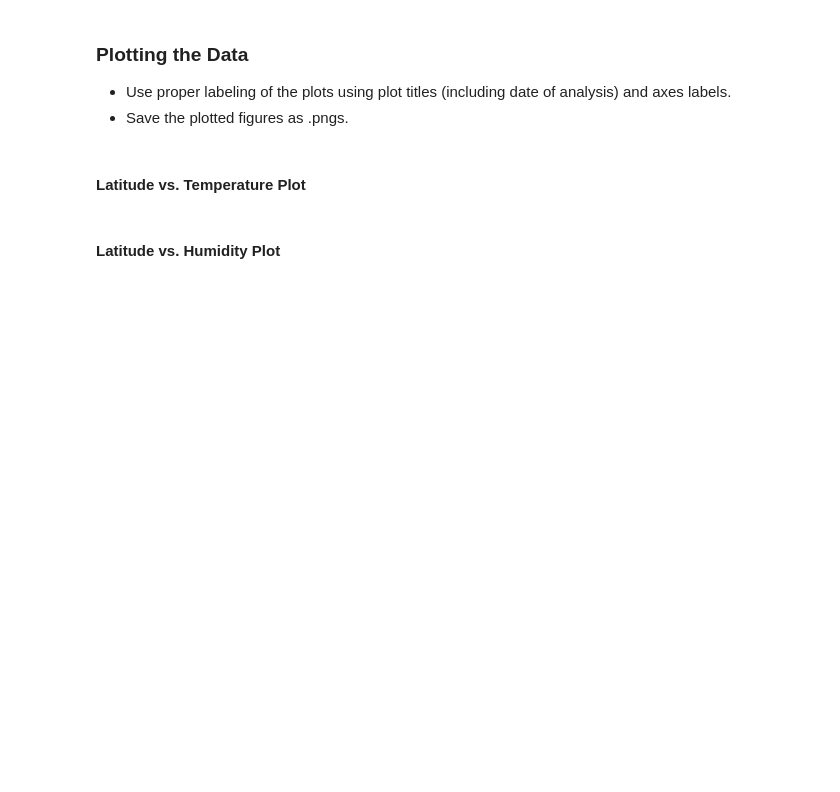
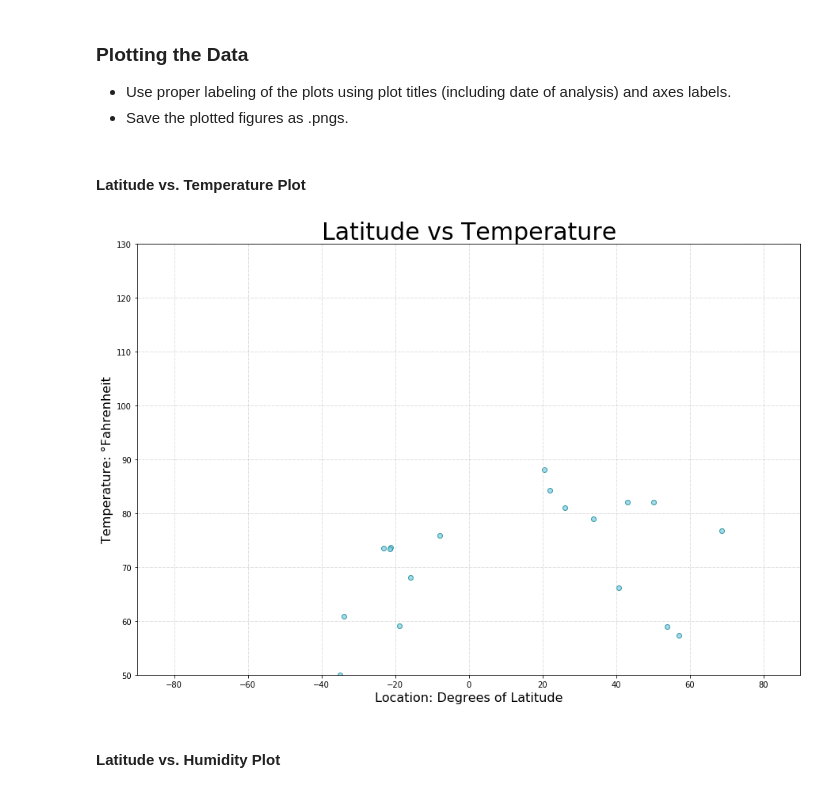
Before and after one commit to JAK-UCF/UNIT-6-HOMEWORK, a Jupyter notebook: WeatherPy_HOMEWORKING.ipynb, the cells around one changed output. Saved outputs shown, nothing was run; the diff lists cells and outputs as text; code cells hidden in the pictures; blank space fills up the shorter version.

```diff
--- a/WeatherPy_HOMEWORKING.ipynb
+++ b/WeatherPy_HOMEWORKING.ipynb
@@ -166,5 +238,31 @@ city_weather_df.head(50)
 * Save the plotted figures as .pngs.
 # %% [markdown]
 #### Latitude vs. Temperature Plot
+# %%
+plt.figure(figsize = (15, 10))
+
+plt.scatter(city_weather_df['Latitude'], city_weather_df['Temperature (F)'],
+            marker = 'o',
+            color = 'skyblue',
+            edgecolor = 'teal',
+            alpha = 0.75)
+
+# Title the plot.
+plt.title('Latitude vs Temperature', fontsize = 30)
+
+# Label and limits for x-axis.
+plt.xlabel('Location: Degrees of Latitude', fontsize = 16)
+plt.xlim (-90, 90)
+
+# Label and limits for y-axis.
+plt.ylabel('Temperature: °Fahrenheit', fontsize = 16)
+plt.ylim (50, 130)
+
+# Add light grid.
+plt.grid(color = 'silver', linestyle = '-.', linewidth = 0.5)
+
+plt.show()
+# %% [output]
+[figure, added]
 # %% [markdown]
 #### Latitude vs. Humidity Plot
```
Also changed, not shown: parts of 9 cells of this notebook.
